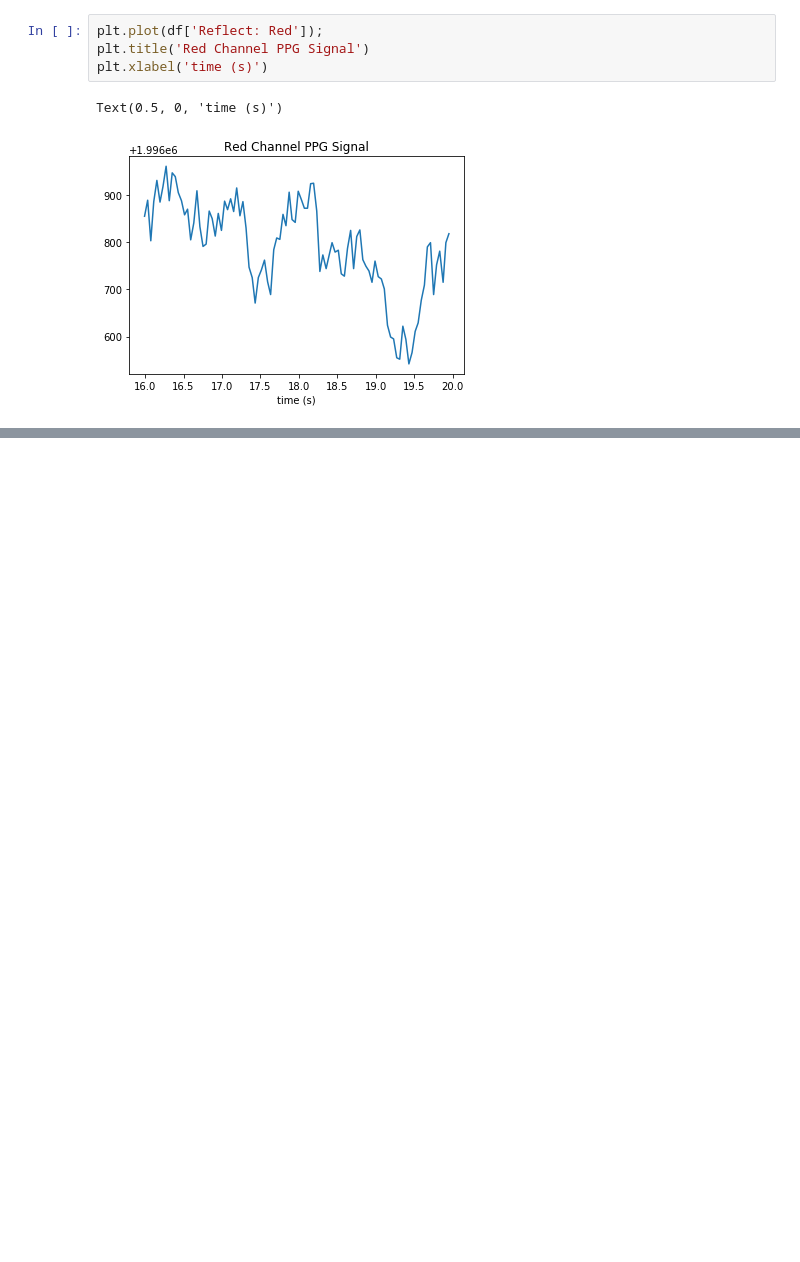
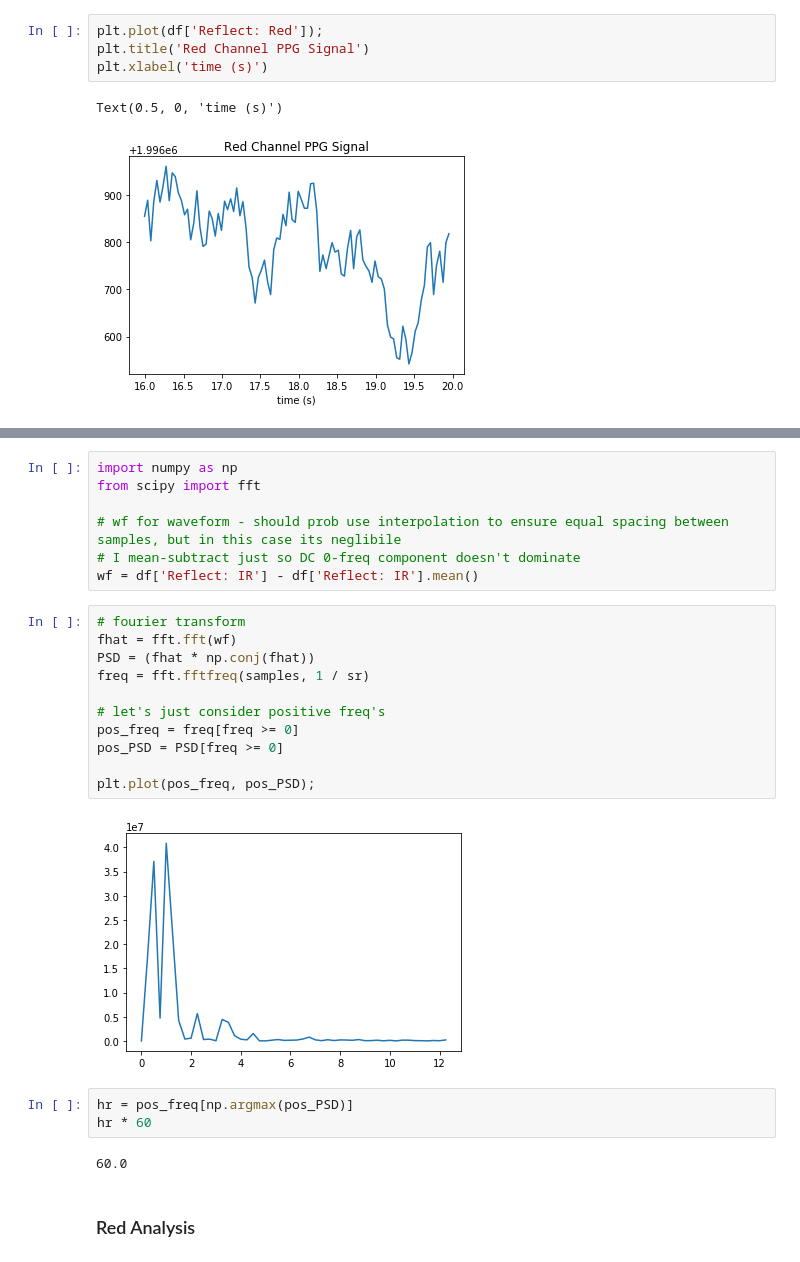
Before and after one commit to michaeljtang/PulseOx, a Jupyter notebook: processing/wrist_heartrate.ipynb, the cells around one changed output, grey strips where cells are left out. Cells and saved outputs as stored; diff of their text form; blank space fills up the shorter version.

```diff
--- a/processing/wrist_heartrate.ipynb
+++ b/processing/wrist_heartrate.ipynb
@@ -220,0 +150,27 @@ plt.figure(2)
+# %%
+import numpy as np
+from scipy import fft
+
+# wf for waveform - should prob use interpolation to ensure equal spacing between samples, but in this case its neglibile
+# I mean-subtract just so DC 0-freq component doesn't dominate
+wf = df['Reflect: IR'] - df['Reflect: IR'].mean()
+# %%
+# fourier transform
+fhat = fft.fft(wf)
+PSD = (fhat * np.conj(fhat))
+freq = fft.fftfreq(samples, 1 / sr)
+
+# let's just consider positive freq's
+pos_freq = freq[freq >= 0]
+pos_PSD = PSD[freq >= 0]
+
+plt.plot(pos_freq, pos_PSD);
+# %% [output]
+[figure, added]
+# %%
+hr = pos_freq[np.argmax(pos_PSD)]
+hr * 60
+# %% [output]
+60.0
+# %% [markdown]
+### Red Analysis
```
Also changed, not shown: parts of 32 cells of this notebook.
